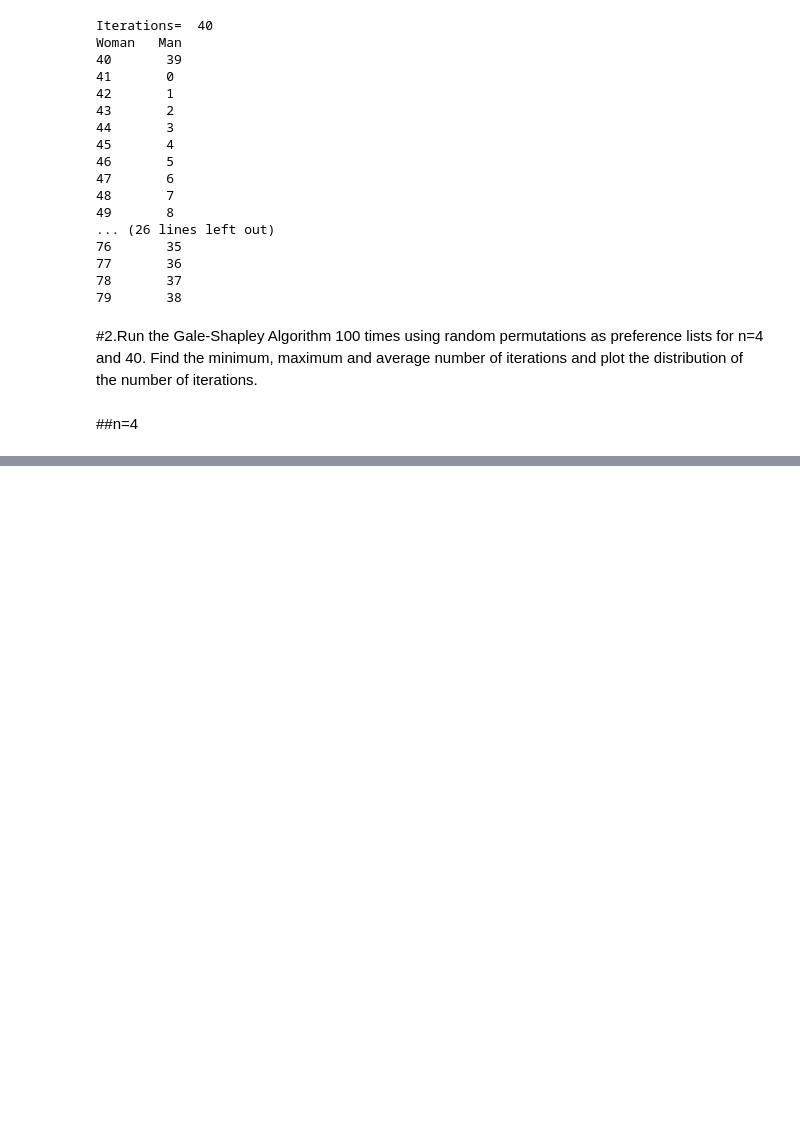
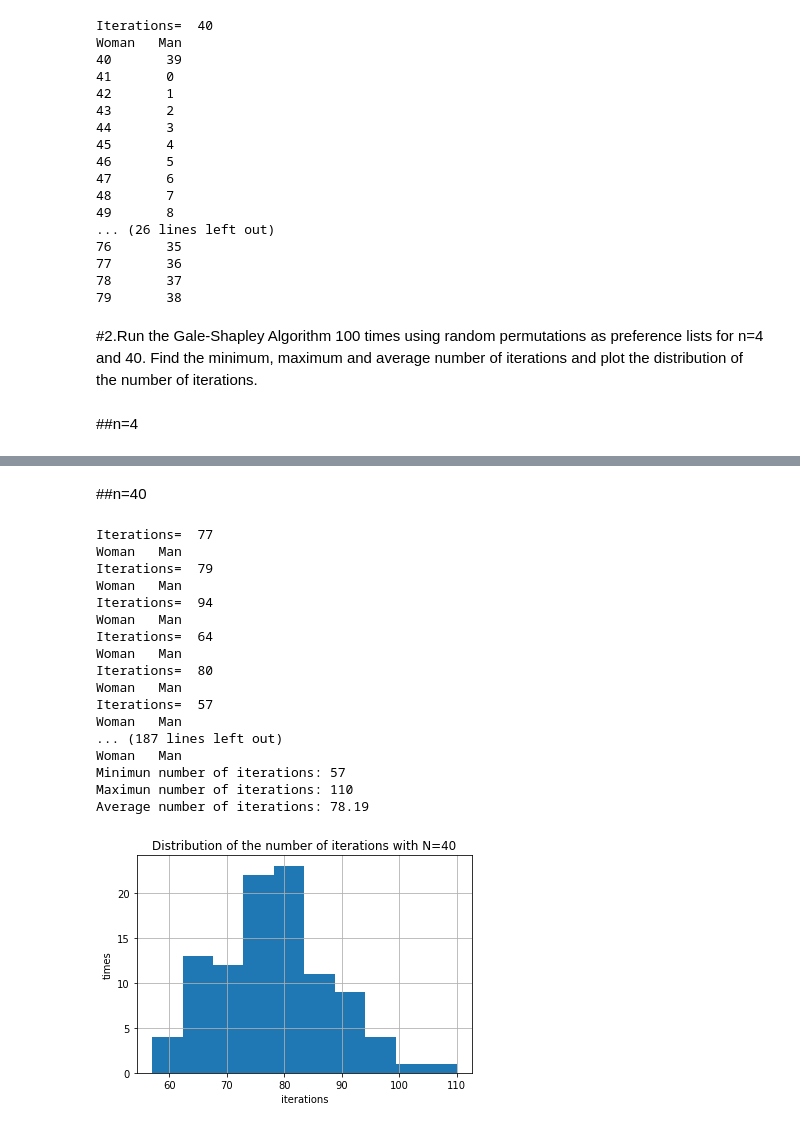
Before and after one commit to dgonzalezo/AlgorithmsUN2020II, a Jupyter notebook: GaleShapleyIrving/laboratorio9.ipynb, the cells around one changed output, grey strips where cells are left out. Saved outputs shown, nothing was run; the diff lists cells and outputs as text; code cells hidden in the pictures; blank space fills up the shorter version.

```diff
--- a/GaleShapleyIrving/laboratorio9.ipynb
+++ b/GaleShapleyIrving/laboratorio9.ipynb
@@ -198,0 +240,23 @@ for i in range(100)
+# %% [markdown]
+##n=40
+# %%
+randomAlgorithm(40)
+# %% [output]
+Iterations=  77
+Woman   Man
+Iterations=  79
+Woman   Man
+Iterations=  94
+Woman   Man
+Iterations=  64
+Woman   Man
+Iterations=  80
+Woman   Man
+Iterations=  57
+Woman   Man
+... (187 lines left out)
+Woman   Man
+Minimun number of iterations: 57
+Maximun number of iterations: 110
+Average number of iterations: 78.19
+[figure, added]
```
Also changed, not shown: parts of 5 cells of this notebook.
